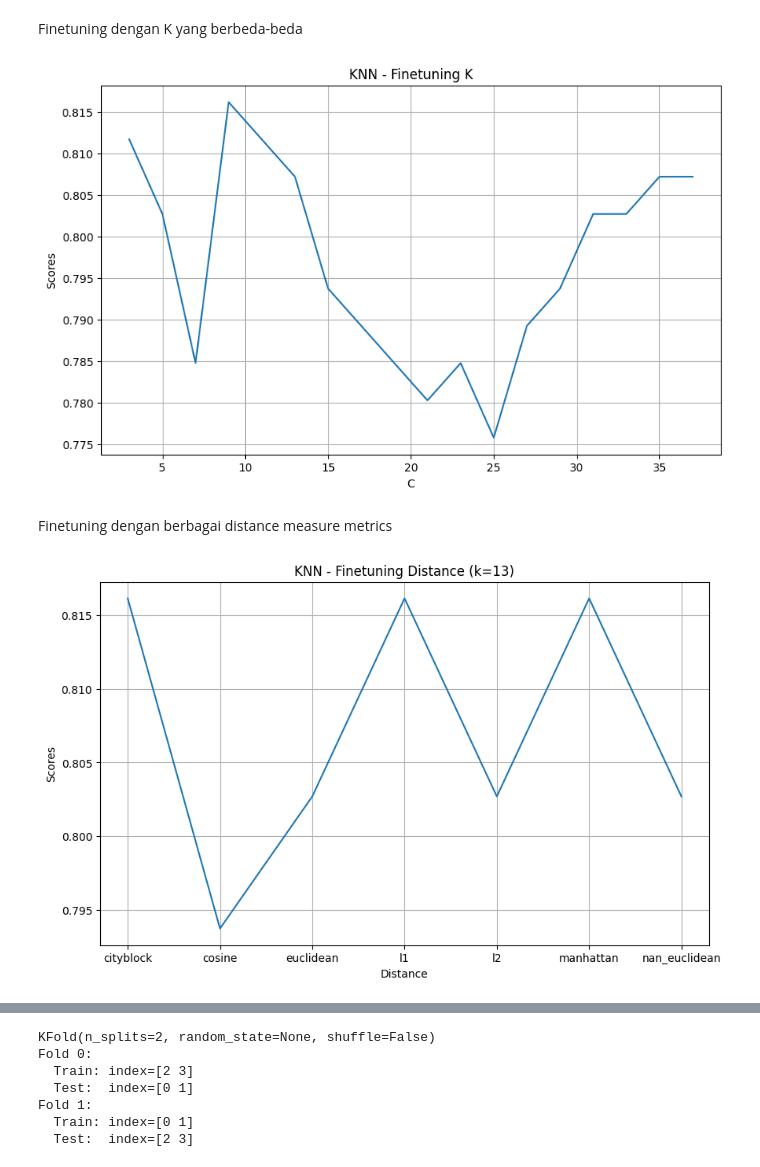
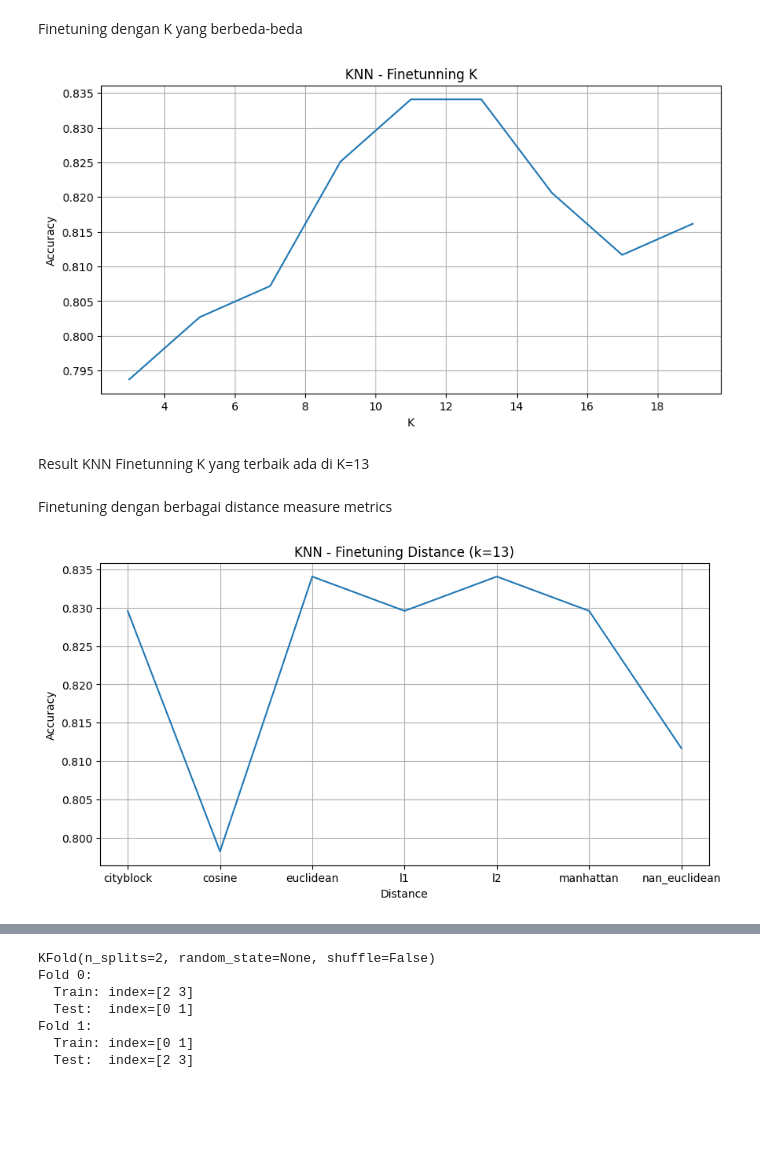
Before and after one commit to Pascalbrly/Titanic-Competition---Pascal, a Jupyter notebook: titanic data science compt.ipynb, the cells around one changed output, grey strips where cells are left out. Drawn from its saved outputs; the diff is of its cells as text; code cells hidden in the pictures; blank space fills up the shorter version.

```diff
--- a/titanic data science compt.ipynb
+++ b/titanic data science compt.ipynb
@@ -262,5 +267,5 @@ print('Berhasil')
 Berhasil
 # %%
 # Merubah tipe data kolom Embarked
-df_train['Embarked']= df_train['Embarked'].astype(int)
+df_train_no_missing_val['Embarked']= df_train_no_missing_val['Embarked'].astype(int)
 # %%
@@ -458,4 +457,4 @@ df_train.head()
 ### Add new column AgeCategory
 buat rentan umur secara otomatis, supaya nanti akan menjadi 5 rentang tertentu yang sama banyak
 # %%
-df_train['AgeCategory'] = pd.cut(df_train['Age'], 5)
+df_train_no_missing_val['AgeCategory'] = pd.cut(df_train_no_missing_val['Age'], 5)
@@ -504,5 +505,5 @@ df_test.head(3)
 # %% [markdown]
 Drop column AgeCategory
 # %%
-df_train.drop(['AgeCategory'], axis=1, inplace=True)
+df_train_no_missing_val.drop(['AgeCategory'], axis=1, inplace=True)
 # %%
@@ -562,8 +576,8 @@ print(df_train.shape, df_train_new.shape, df_test.shape)
 # %% [markdown]
 Assign to specific X and y variables
 # %%
-X_train = df_train.drop(["Survived","PassengerId"], axis=1)
-y_train = df_train["Survived"]
+X_train = df_train_no_missing_val.drop(["Survived","PassengerId"], axis=1) # Data
+y_train = df_train_no_missing_val["Survived"] #label
 X_test  = df_test.drop("PassengerId", axis=1).copy()
 print(X_train.shape, y_train.shape, X_test.shape)
 # %% [output]
@@ -674,43 +732,47 @@ Finetuning dengan K yang berbeda-beda
 # Ks = np.linspace(3, 20, 10)
 # Ks
 # %%
-scores=[]
-Ks = [3,5,7,9,11,13,15,17,19,21,23,25,27,29,31,33,35,37]
-for k in Ks :
+scores = []
+Ks = [3, 5, 7, 9, 11, 13, 15, 17, 19]
+for k in Ks:
     knn_k = KNeighborsClassifier(n_neighbors=k)
     knn_k.fit(X_tr, y_tr)
     y_pred = knn_k.predict(X_tt)
-    score = accuracy_score(y_tt,y_pred)
+    score = accuracy_score(y_tt, y_pred)
     scores.append(score)
 
-plt.figure(figsize=(10,6))
-plt.title('KNN - Finetuning K')
+plt.figure(figsize=(10,5))
+plt.title('KNN - Finetunning K')
 plt.plot(Ks, scores)
-plt.xlabel('C')
-plt.ylabel('Scores')
+plt.xlabel('K')
+plt.ylabel('Accuracy')
 plt.grid()
+plt.show()
 # %% [output]
-[figure, old version]
+[figure, new version]
+# %% [markdown]
+Result KNN Finetunning K yang terbaik ada di K=13
 # %% [markdown]
 Finetuning dengan berbagai distance measure metrics
 # %%
 scores=[]
 distances = ['cityblock', 'cosine', 'euclidean','l1','l2','manhattan','nan_euclidean']
 for dist in distances :
-    knn_k = KNeighborsClassifier(n_neighbors=31, metric=dist)
+    knn_k = KNeighborsClassifier(n_neighbors=13, metric=dist)
     knn_k.fit(X_tr, y_tr)
     y_pred = knn_k.predict(X_tt)
     score = accuracy_score(y_tt,y_pred)
     scores.append(score)
 
-plt.figure(figsize=(10,6))
+plt.figure(figsize=(10,5))
 plt.title('KNN - Finetuning Distance (k=13)')
 plt.plot(distances, scores)
 plt.xlabel('Distance')
-plt.ylabel('Scores')
+plt.ylabel('Accuracy')
 plt.grid()
+plt.show()
 # %% [output]
-[figure, old version]
+[figure, new version]
 # %%
 print(scores)
 # %% [output]
```
Also changed, not shown: parts of 99 cells of this notebook.
